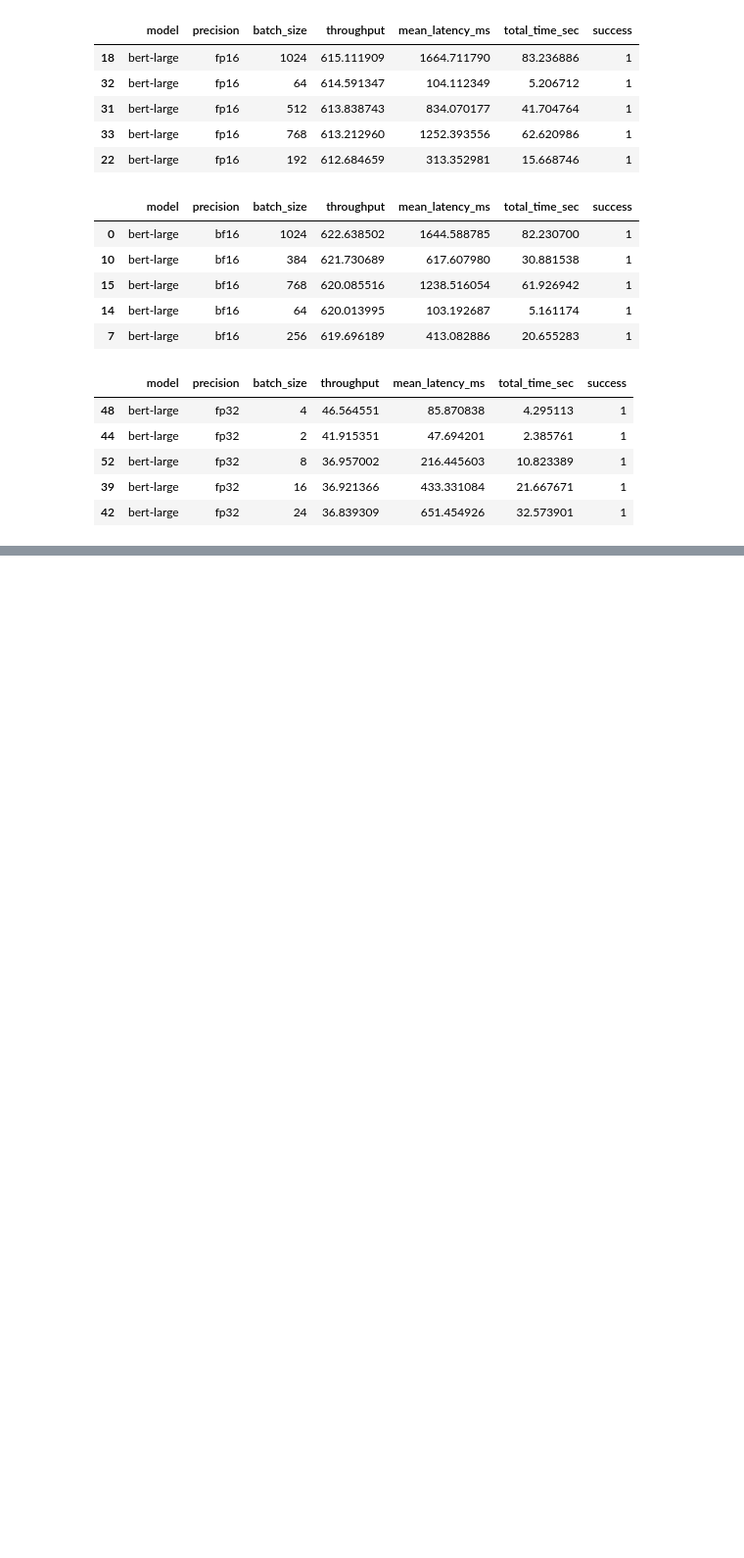
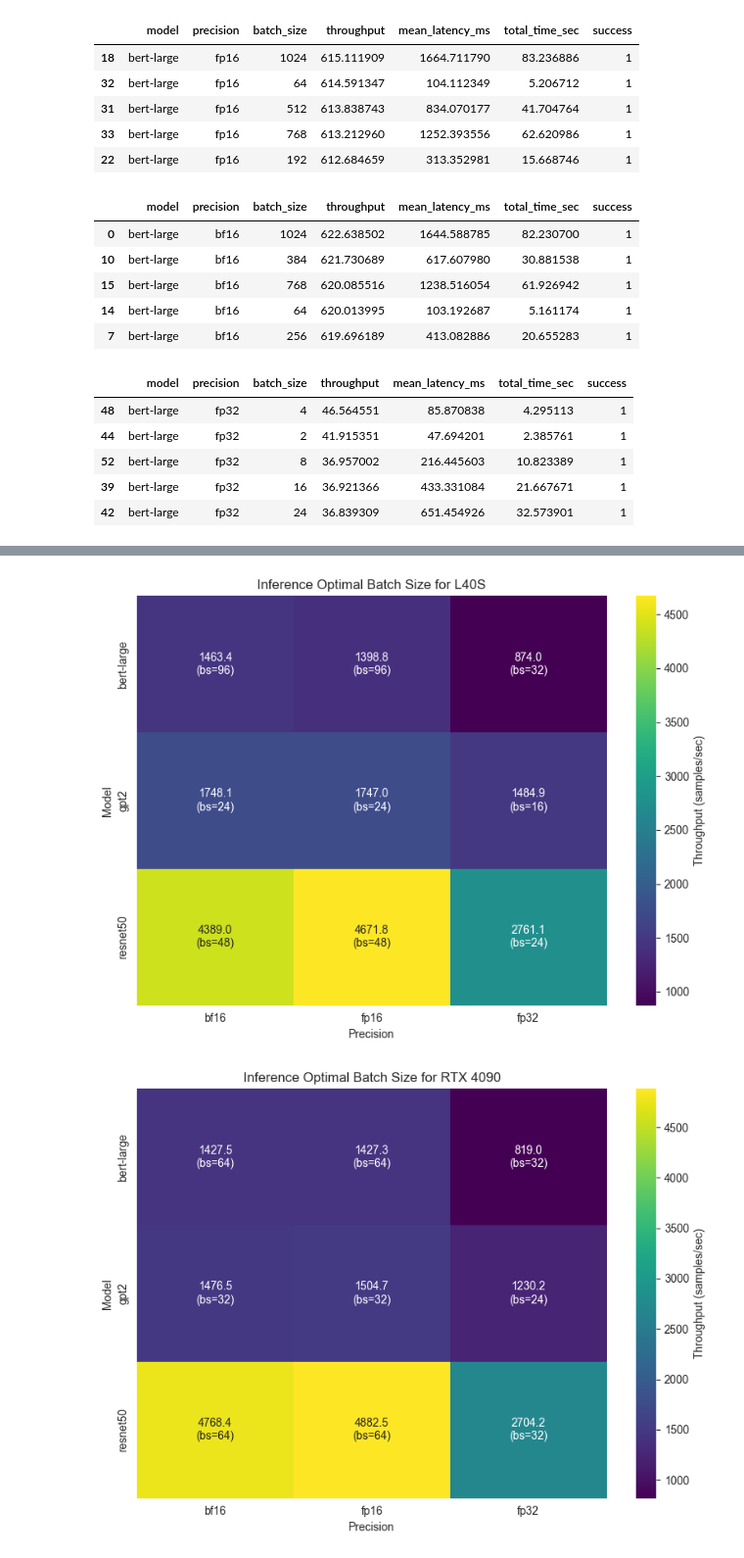
Before and after one commit to henriqueutzig/tcc_mixed_precision, a Jupyter notebook: train_experiment_data/eval_precision_infer.ipynb, the cells around one changed output, grey strips where cells are left out. Shown at 98% size. Cells and saved outputs as stored; diff of their text form; code cells hidden in the pictures; blank space fills up the shorter version.

Commit message:
more data viz

```diff
--- a/train_experiment_data/eval_precision_infer.ipynb
+++ b/train_experiment_data/eval_precision_infer.ipynb
@@ -249,0 +250,56 @@ plt.show()
+# %%
+# Read data for all three GPUs
+df_l40s = pd.read_csv('grace/results_inference_batch/summary.csv')
+df_4090 = pd.read_csv('4090/results_inference_batch/summary.csv')
+df_7900 = pd.read_csv('7900/results_inference_batch/summary.csv')
+
+# Add GPU identifier to each dataframe
+df_l40s['gpu'] = 'L40S'
+df_4090['gpu'] = 'RTX 4090'
+df_7900['gpu'] = 'RX 7900XT'
+
+# Create separate heatmaps for each GPU
+gpus_data = [
+    (df_l40s, 'L40S'),
+    (df_4090, 'RTX 4090'),
+    (df_7900, 'RX 7900XT')
+]
+
+for df_gpu, gpu_name in gpus_data:
+    # Get the row with maximum throughput for each model-precision combination
+    max_throughput_idx = df_gpu.groupby(['model', 'precision'])['throughput'].idxmax()
+    max_throughput_data = df_gpu.loc[max_throughput_idx]
+
+    # Create pivot tables for both throughput and batch size
+    throughput_matrix = max_throughput_data.pivot(index='model', columns='precision', values='throughput')
+    batch_size_matrix = max_throughput_data.pivot(index='model', columns='precision', values='batch_size')
+
+    # Create custom annotations combining throughput and batch size
+    annotations = throughput_matrix.copy().astype(str)
+    for i in range(len(throughput_matrix.index)):
+        for j in range(len(throughput_matrix.columns)):
+            model = throughput_matrix.index[i]
+            precision = throughput_matrix.columns[j]
+            if pd.notna(throughput_matrix.iloc[i, j]):
+                throughput = throughput_matrix.iloc[i, j]
+                batch_size = batch_size_matrix.iloc[i, j]
+                annotations.iloc[i, j] = f'{throughput:.1f}\n(bs={batch_size})'
+
+    # Create a separate figure for each GPU
+    plt.figure(figsize=(8, 6))
+
+    # Create heatmap
+    sns.heatmap(throughput_matrix,
+                annot=annotations,
+                fmt='',
+                cmap='viridis',
+                cbar_kws={'label': 'Throughput (samples/sec)'})
+
+    plt.title(f'Inference Optimal Batch Size for {gpu_name}')
+    plt.xlabel('Precision')
+    plt.ylabel('Model')
+    plt.tight_layout()
+    plt.show()
+# %% [output]
+[figure, added]
+[figure, added]
```
Also changed, not shown: parts of 4 cells of this notebook, 1 other file.
